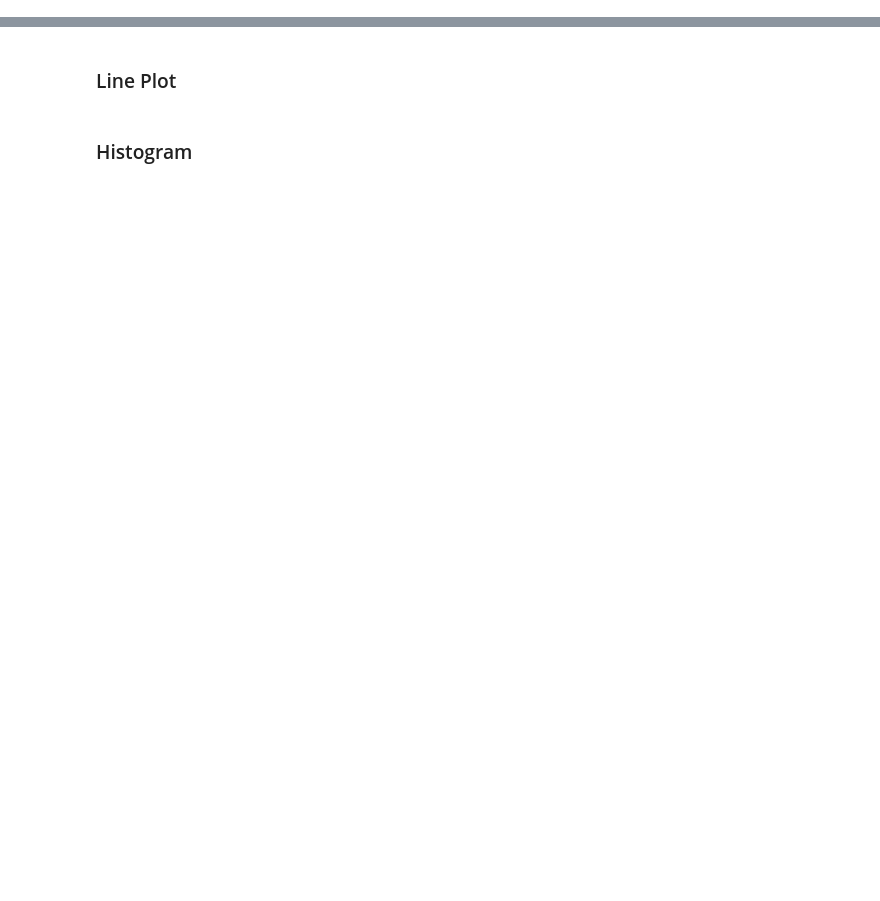
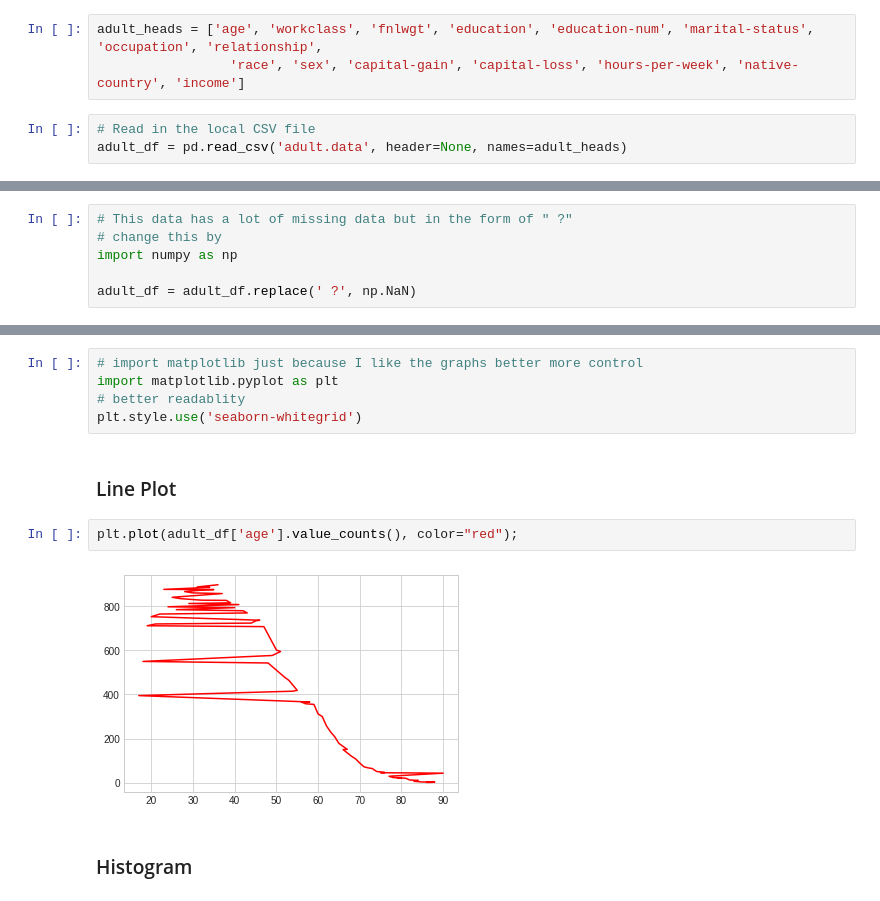
Before and after one commit to ChristianJJohnson/DS-Unit-1-Sprint-1-Data-Wrangling-and-Storytelling, a Jupyter notebook: module1-exploratory-data-analysis/LS_DS_111_Exploratory_Data_Analysis.ipynb, the cells around one changed output, grey strips where cells are left out. Cells and saved outputs as stored; diff of their text form; blank space fills up the shorter version.

```diff
--- a/module1-exploratory-data-analysis/LS_DS_111_Exploratory_Data_Analysis.ipynb
+++ b/module1-exploratory-data-analysis/LS_DS_111_Exploratory_Data_Analysis.ipynb
@@ -167,0 +237,6 @@ You'll get very good at reading documentation, Googling, asking for help, troubl
+# %%
+adult_heads = ['age', 'workclass', 'fnlwgt', 'education', 'education-num', 'marital-status', 'occupation', 'relationship',
+                 'race', 'sex', 'capital-gain', 'capital-loss', 'hours-per-week', 'native-country', 'income']
+# %%
+# Read in the local CSV file
+adult_df = pd.read_csv('adult.data', header=None, names=adult_heads)
@@ -210,0 +342,6 @@ What can we discover about this dataset?
+# %%
+# This data has a lot of missing data but in the form of " ?"
+# change this by
+import numpy as np
+
+adult_df = adult_df.replace(' ?', np.NaN)
@@ -232,7 +410,16 @@ Lets demonstrate creating a:
 How does each of these plots show us something different about the data?
 
 Why might it be important for us to be able to visualize how our data is distributed?
+# %%
+# import matplotlib just because I like the graphs better more control
+import matplotlib.pyplot as plt
+# better readablity
+plt.style.use('seaborn-whitegrid')
 # %% [markdown]
 ### Line Plot
+# %%
+plt.plot(adult_df['age'].value_counts(), color="red");
+# %% [output]
+[figure, added]
 # %% [markdown]
 ### Histogram
```
Also changed, not shown: parts of 38 cells of this notebook.
